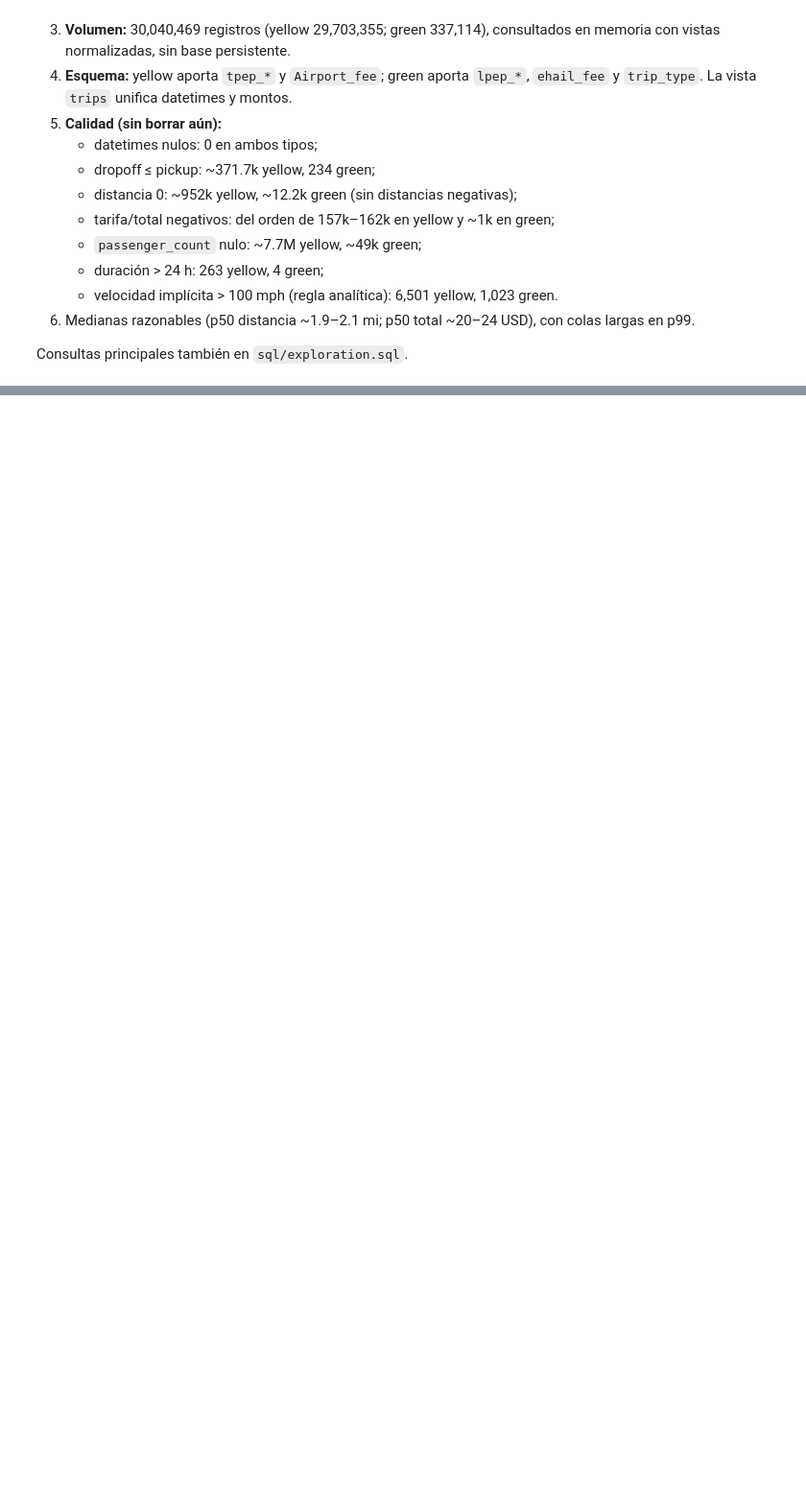
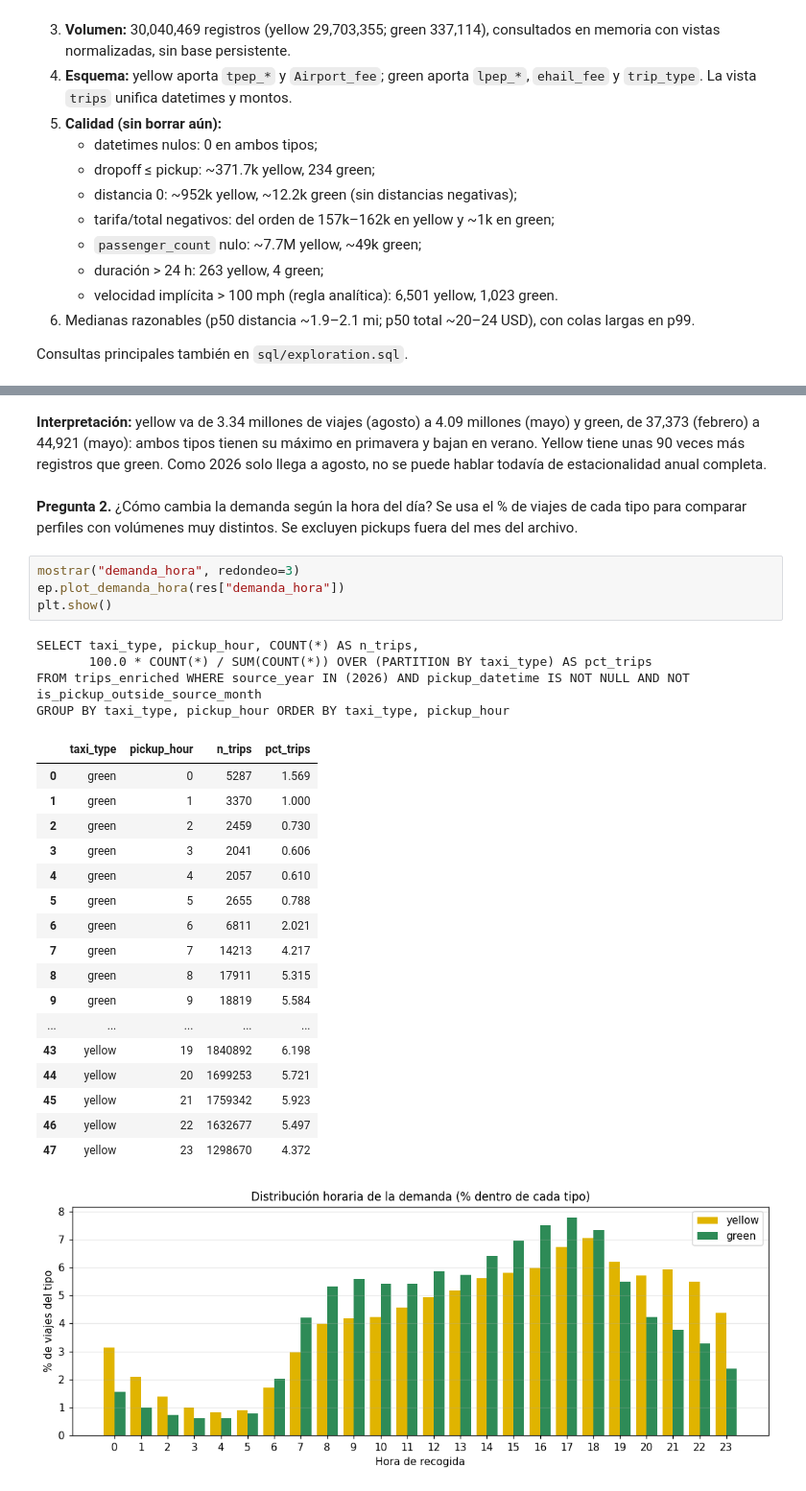
Before and after one commit to Cisco890/lab8_datascience, a Jupyter notebook: notebooks/lab8_duckdb.ipynb, the cells around one changed output, grey strips where cells are left out. Shown at 96% size. Cells and saved outputs as stored; diff of their text form; blank space fills up the shorter version.

```diff
--- a/notebooks/lab8_duckdb.ipynb
+++ b/notebooks/lab8_duckdb.ipynb
@@ -670,0 +826,32 @@ Consultas principales también en `sql/exploration.sql`.
+# %% [markdown]
+**Interpretación:** yellow va de 3.34 millones de viajes (agosto) a 4.09 millones (mayo) y green, de 37,373 (febrero) a 44,921 (mayo): ambos tipos tienen su máximo en primavera y bajan en verano. Yellow tiene unas 90 veces más registros que green. Como 2026 solo llega a agosto, no se puede hablar todavía de estacionalidad anual completa.
+# %% [markdown]
+**Pregunta 2.** ¿Cómo cambia la demanda según la hora del día? Se usa el % de viajes de cada tipo para
+comparar perfiles con volúmenes muy distintos. Se excluyen pickups fuera del mes del archivo.
+# %%
+mostrar("demanda_hora", redondeo=3)
+ep.plot_demanda_hora(res["demanda_hora"])
+plt.show()
+# %% [output]
+SELECT taxi_type, pickup_hour, COUNT(*) AS n_trips,
+       100.0 * COUNT(*) / SUM(COUNT(*)) OVER (PARTITION BY taxi_type) AS pct_trips
+FROM trips_enriched WHERE source_year IN (2026) AND pickup_datetime IS NOT NULL AND NOT is_pickup_outside_source_month
+GROUP BY taxi_type, pickup_hour ORDER BY taxi_type, pickup_hour
+|  | taxi_type | pickup_hour | n_trips | pct_trips |
+| 0 | green | 0 | 5287 | 1.569 |
+| 1 | green | 1 | 3370 | 1.000 |
+| 2 | green | 2 | 2459 | 0.730 |
+| 3 | green | 3 | 2041 | 0.606 |
+| 4 | green | 4 | 2057 | 0.610 |
+| 5 | green | 5 | 2655 | 0.788 |
+| 6 | green | 6 | 6811 | 2.021 |
+| 7 | green | 7 | 14213 | 4.217 |
+| 8 | green | 8 | 17911 | 5.315 |
+| 9 | green | 9 | 18819 | 5.584 |
+| ... | ... | ... | ... | ... |
+| 43 | yellow | 19 | 1840892 | 6.198 |
+| 44 | yellow | 20 | 1699253 | 5.721 |
+| 45 | yellow | 21 | 1759342 | 5.923 |
+| 46 | yellow | 22 | 1632677 | 5.497 |
+| 47 | yellow | 23 | 1298670 | 4.372 |
+[figure, added]
```
Also changed, not shown: parts of 116 cells of this notebook, 17 other files.
